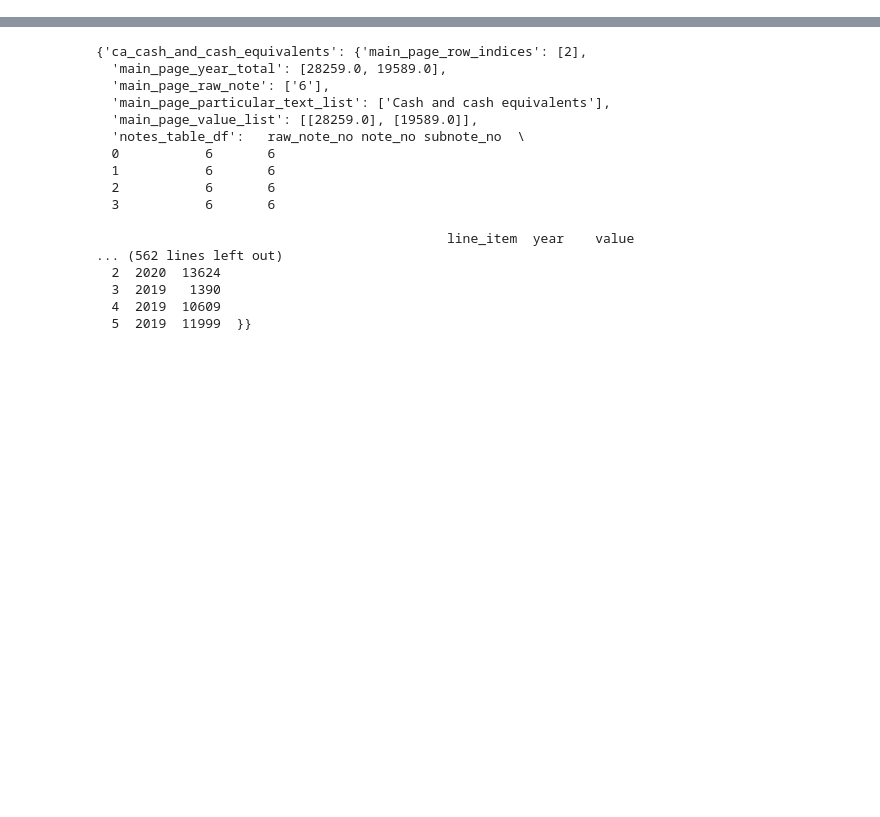
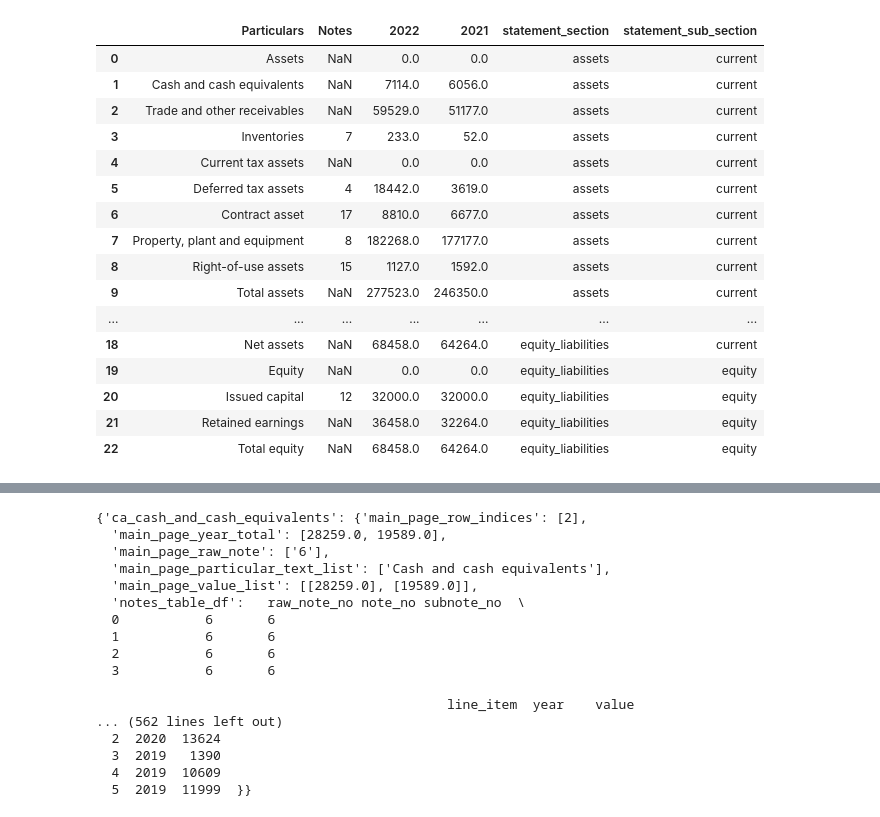
Before and after one commit to AI-paltan/main_page_processing, a Jupyter notebook: CBS_mapping.ipynb, the cells around one changed output, grey strips where cells are left out. Saved outputs shown, nothing was run; the diff lists cells and outputs as text; code cells hidden in the pictures; blank space fills up the shorter version.

Commit message:
fixed cbs wrong section subsection classification

```diff
--- a/CBS_mapping.ipynb
+++ b/CBS_mapping.ipynb
@@ -20,3 +35,23 @@ cannot unpack non-iterable NoneType object
+# %%
+cbs_dict[5]
+# %% [output]
+|  | Particulars | Notes | 2022 | 2021 | statement_section | statement_sub_section |
+| 0 | Assets | NaN | 0.0 | 0.0 | assets | current |
+| 1 | Cash and cash equivalents | NaN | 7114.0 | 6056.0 | assets | current |
+| 2 | Trade and other receivables | NaN | 59529.0 | 51177.0 | assets | current |
+| 3 | Inventories | 7 | 233.0 | 52.0 | assets | current |
+| 4 | Current tax assets | NaN | 0.0 | 0.0 | assets | current |
+| 5 | Deferred tax assets | 4 | 18442.0 | 3619.0 | assets | current |
+| 6 | Contract asset | 17 | 8810.0 | 6677.0 | assets | current |
+| 7 | Property, plant and equipment | 8 | 182268.0 | 177177.0 | assets | current |
+| 8 | Right-of-use assets | 15 | 1127.0 | 1592.0 | assets | current |
+| 9 | Total assets | NaN | 277523.0 | 246350.0 | assets | current |
+| ... | ... | ... | ... | ... | ... | ... |
+| 18 | Net assets | NaN | 68458.0 | 64264.0 | equity_liabilities | current |
+| 19 | Equity | NaN | 0.0 | 0.0 | equity_liabilities | equity |
+| 20 | Issued capital | 12 | 32000.0 | 32000.0 | equity_liabilities | equity |
+| 21 | Retained earnings | NaN | 36458.0 | 32264.0 | equity_liabilities | equity |
+| 22 | Total equity | NaN | 68458.0 | 64264.0 | equity_liabilities | equity |
 # %%
 cbs_dict.keys()
 # %% [output]
```
Also changed, not shown: parts of 8 cells of this notebook, 2 other files.
